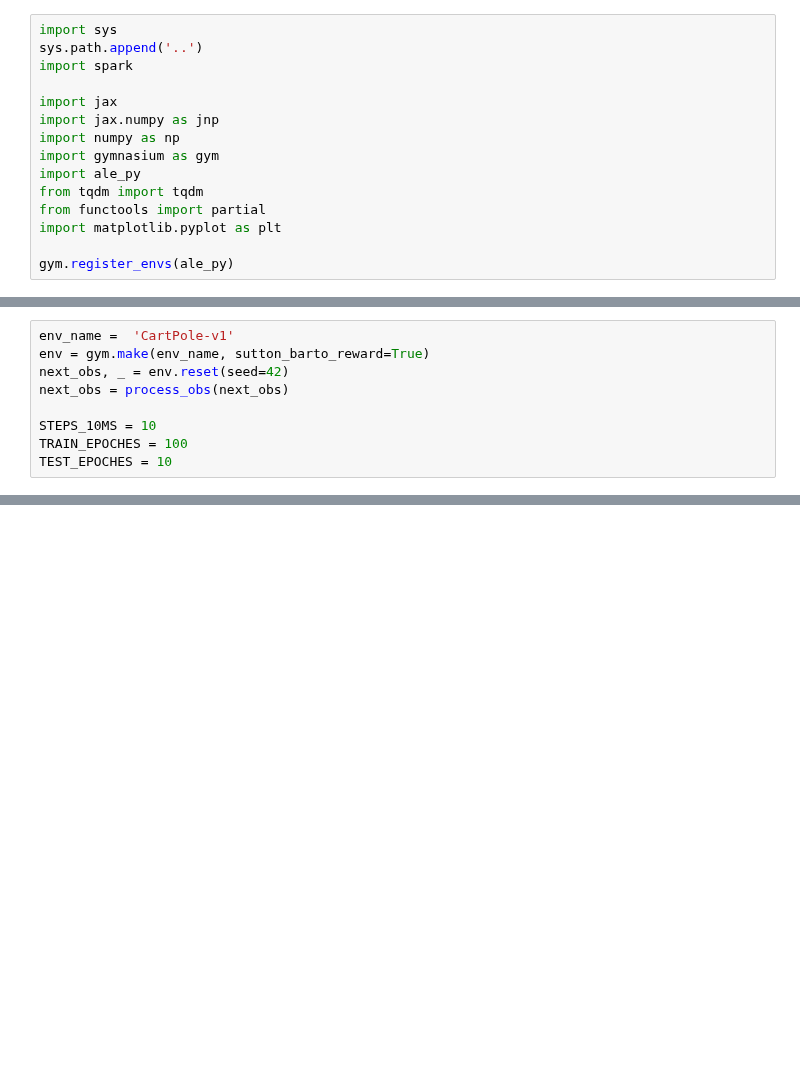
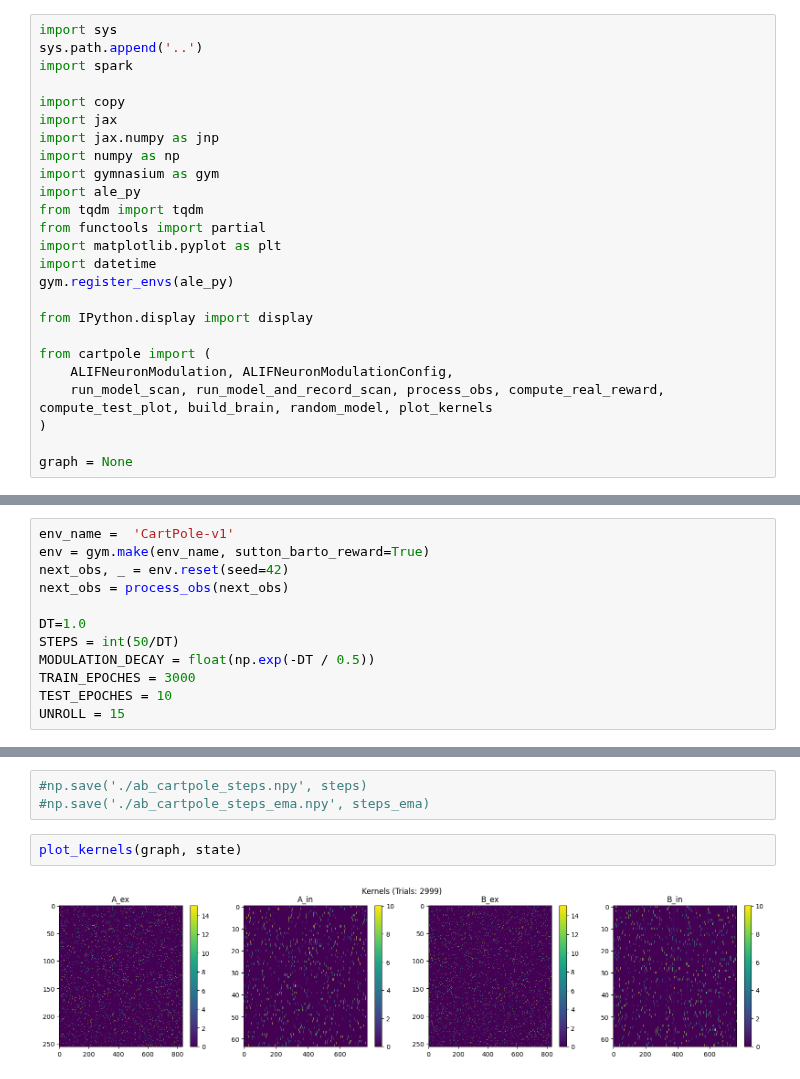
Before and after one commit to Nogarx/Spark, a Jupyter notebook: dev_tmp_files/cartpole.ipynb, the cells around one changed output, grey strips where cells are left out. Cells and saved outputs as stored; diff of their text form; blank space fills up the shorter version.

```diff
--- a/dev_tmp_files/cartpole.ipynb
+++ b/dev_tmp_files/cartpole.ipynb
@@ -3,6 +3,7 @@ import sys
 sys.path.append('..')
 import spark
 
+import copy
 import jax
 import jax.numpy as jnp
 import numpy as np
@@ -11,5 +12,14 @@ import ale_py
 from tqdm import tqdm
 from functools import partial
 import matplotlib.pyplot as plt
+import datetime
+gym.register_envs(ale_py)
 
-gym.register_envs(ale_py)
+from IPython.display import display
+
+from cartpole import (
+    ALIFNeuronModulation, ALIFNeuronModulationConfig,
+    run_model_scan, run_model_and_record_scan, process_obs, compute_real_reward, compute_test_plot, build_brain, random_model, plot_kernels
+)
+
+graph = None
@@ -318,6 +145,9 @@ env = gym.make(env_name, sutton_barto_reward=True)
 next_obs, _ = env.reset(seed=42)
 next_obs = process_obs(next_obs)
 
-STEPS_10MS = 10
-TRAIN_EPOCHES = 100
+DT=1.0
+STEPS = int(50/DT)
+MODULATION_DECAY = float(np.exp(-DT / 0.5))
+TRAIN_EPOCHES = 3000
 TEST_EPOCHES = 10
+UNROLL = 15
@@ -525,0 +334,7 @@ plt.show()
+# %%
+#np.save('./ab_cartpole_steps.npy', steps)
+#np.save('./ab_cartpole_steps_ema.npy', steps_ema)
+# %%
+plot_kernels(graph, state)
+# %% [output]
+[figure, added]
```
Also changed, not shown: parts of 22 cells of this notebook, 52 other files.
